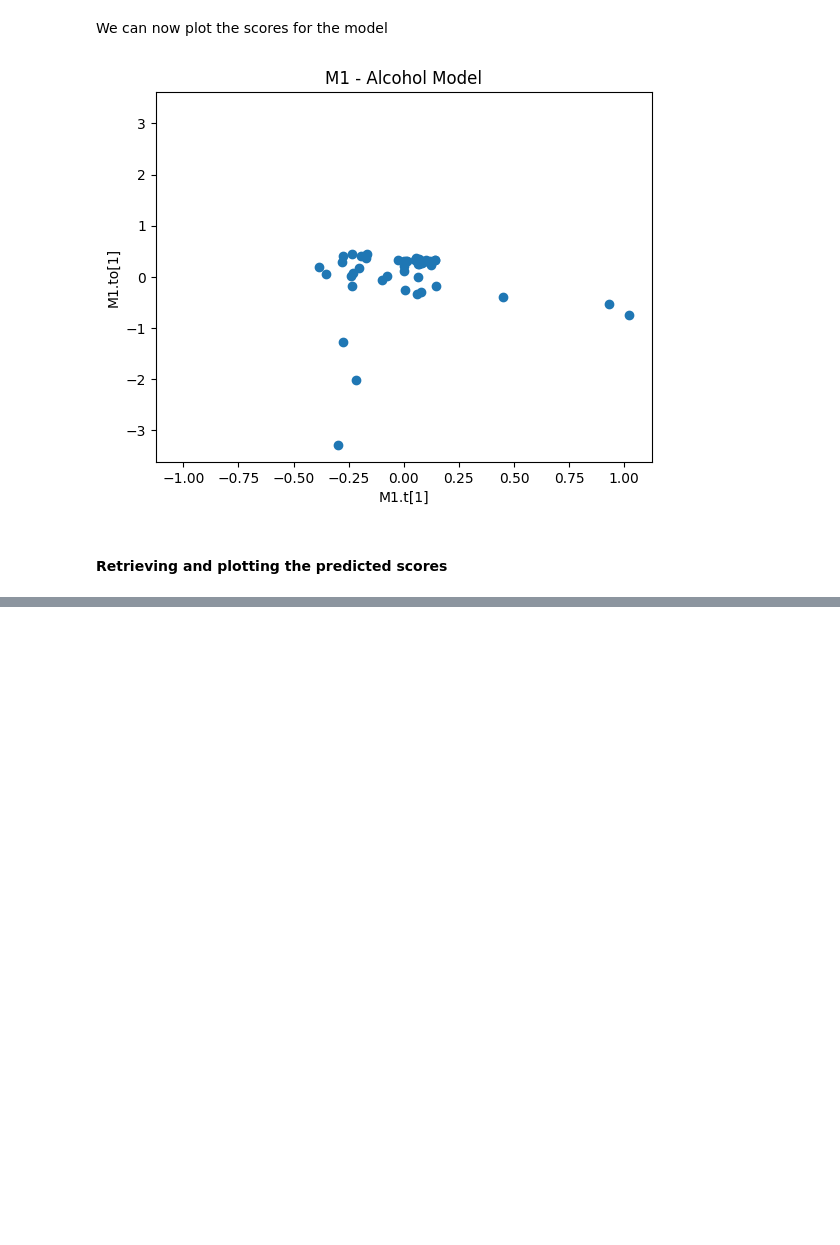
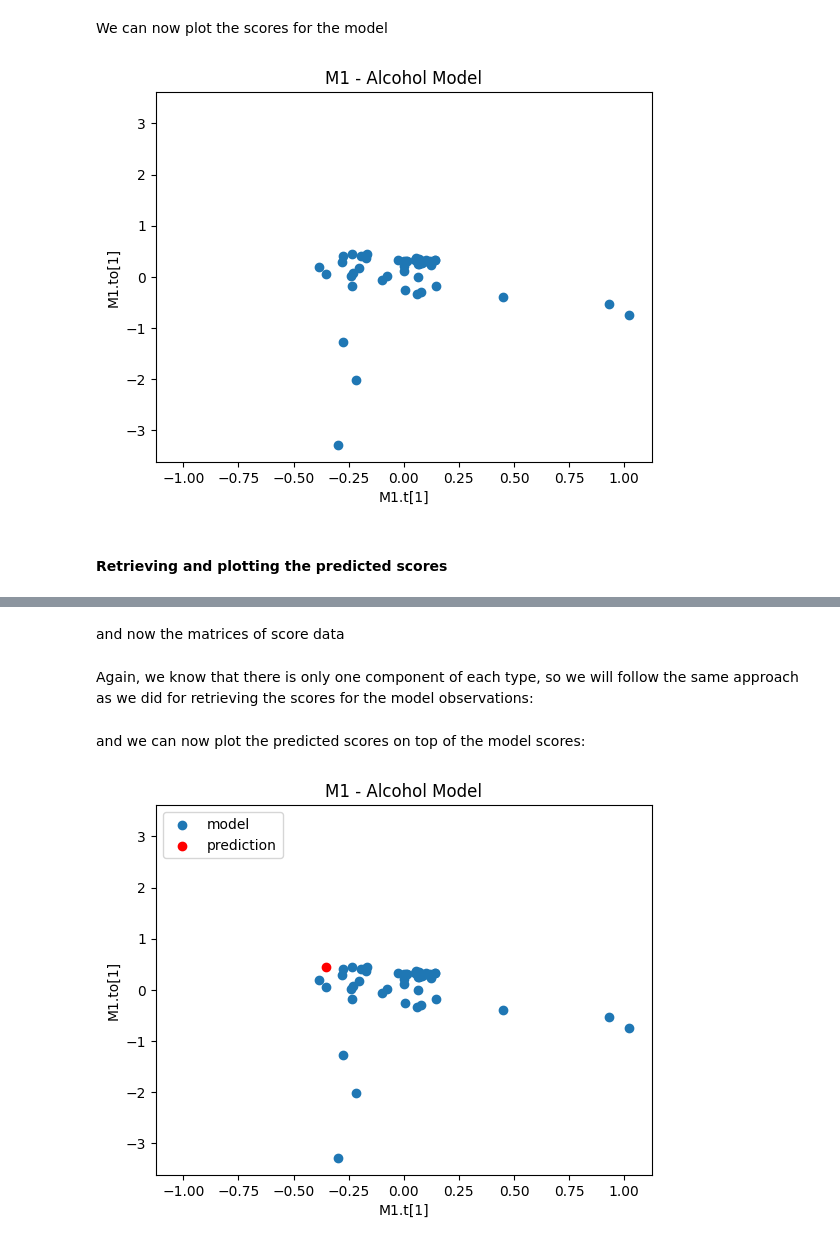
Before and after one commit to OEM-Sartorius-Data-Analytics/SimcaQ_Python_Scripting_Guide, a Jupyter notebook: 06_PredictionInterface_1/PredictionInterface_BeerExample.ipynb, the cells around one changed output, grey strips where cells are left out. Drawn from its saved outputs; the diff is of its cells as text; code cells hidden in the pictures; blank space fills up the shorter version.

```diff
--- a/06_PredictionInterface_1/PredictionInterface_BeerExample.ipynb
+++ b/06_PredictionInterface_1/PredictionInterface_BeerExample.ipynb
@@ -403,3 +407,46 @@ plt.show()
 # %%
 hPredictedPredictiveComponents = oPredictionM1.GetTPS(None)
 hPredictedOrthogonalComponents = oPredictionM1.GetToPS(None)
+# %% [markdown]
+and now the matrices of score data
+# %%
+hPredictedPredictiveComponentsDataMatrix = hPredictedPredictiveComponents.GetDataMatrix()
+hPredictedOrthogonalComponentsDataMatrix = hPredictedOrthogonalComponents.GetDataMatrix()
+# %% [markdown]
+Again, we know that there is only one component of each type, so we will follow the same approach as we did for retrieving the scores for the model observations:
+# %%
+predictedPredictiveScores=[]
+predictedOrthogonalScores=[]
+for i in range(1, hPredictedPredictiveComponentsDataMatrix.GetNumberOfRows()+1):
+    predictedPredictiveScores.append(hPredictedPredictiveComponentsDataMatrix.GetData(i,1))
+    predictedOrthogonalScores.append(hPredictedOrthogonalComponentsDataMatrix.GetData(i,1))
+# %% [markdown]
+and we can now plot the predicted scores on top of the model scores:
+# %%
+import matplotlib.pyplot as plt
+
+plt.scatter(predictiveScores, orthogonalScores, label="model")
+plt.scatter(predictedPredictiveScores[0], predictedOrthogonalScores[0], color='r', label="prediction")
+
+# Setting the limits to center the data in the plot
+xSize = max(abs(min(predictiveScores)),abs(max(predictiveScores)),abs(predictedPredictiveScores[0]))
+xSize += 0.1*xSize
+ySize = max(abs(min(orthogonalScores)),abs(max(orthogonalScores)),abs(predictedOrthogonalScores[0]))
+ySize += 0.1*ySize
+plt.xlim([-1*xSize,xSize])
+plt.ylim([-1*ySize,ySize])
+
+# Setting the labels
+plt.xlabel(hNamesPredictiveComponents.GetData(1))
+plt.ylabel(hNamesOrthogonalComponents.GetData(1))
+
+# Setting the title
+plt.title(f'{oModelList[0].GetName()} - {oModelList[0].GetTitle()}')
+
+# Adding the legend
+plt.legend(loc="upper left")
+
+# Render the plot
+plt.show()
+# %% [output]
+[figure, added]
```
Also changed, not shown: parts of 2 cells of this notebook.
